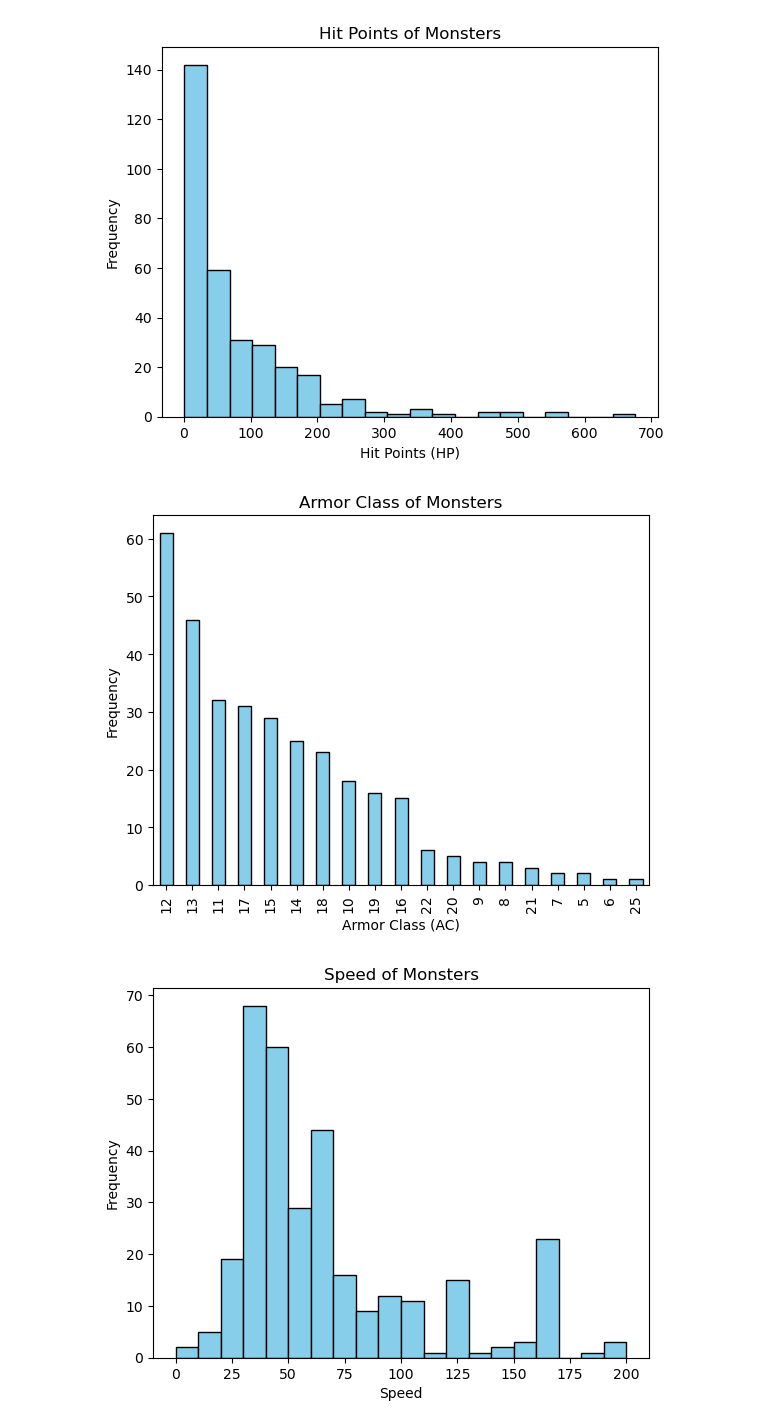
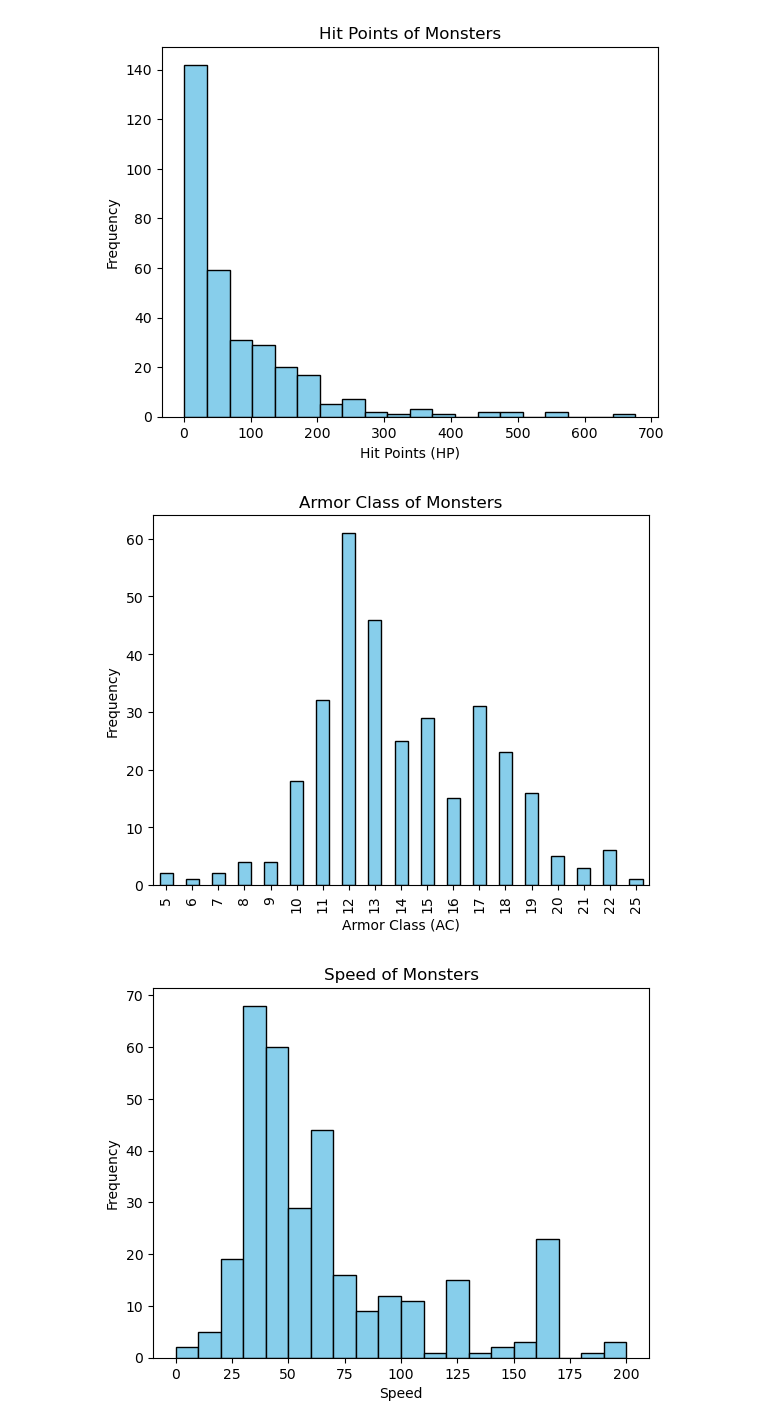
Before and after one commit to Dorffasaurus/supreme-dollop, a Jupyter notebook: Project.ipynb, the cells around one changed output. Saved outputs shown, nothing was run; the diff lists cells and outputs as text; code cells hidden in the pictures.

```diff
--- a/Project.ipynb
+++ b/Project.ipynb
@@ -104,13 +107,23 @@ plt.show()
 # %% [output]
 [figure]
 # %%
-df['Armor'].value_counts().plot.bar(color='skyblue', edgecolor='black')
+
+# Group by 'Armor' and count the occurrences
+armor_counts = df.groupby('Armor').size().sort_index()
+
+# Plotting
+armor_counts.plot.bar(color='skyblue', edgecolor='black')
 plt.xlabel('Armor Class (AC)')
 plt.ylabel('Frequency')
 plt.title('Armor Class of Monsters')
 plt.show()
+#df['Armor'].value_counts().plot.bar(color='skyblue', edgecolor='black')
+#plt.xlabel('Armor Class (AC)')
+#plt.ylabel('Frequency')
+#plt.title('Armor Class of Monsters')
+#plt.show()
 # %% [output]
-[figure, old version]
+[figure, new version]
 # %%
 df['Speed'].plot.hist(bins=20, color='skyblue', edgecolor='black')
 plt.xlabel('Speed')
```
Also changed, not shown: parts of 6 cells of this notebook.
